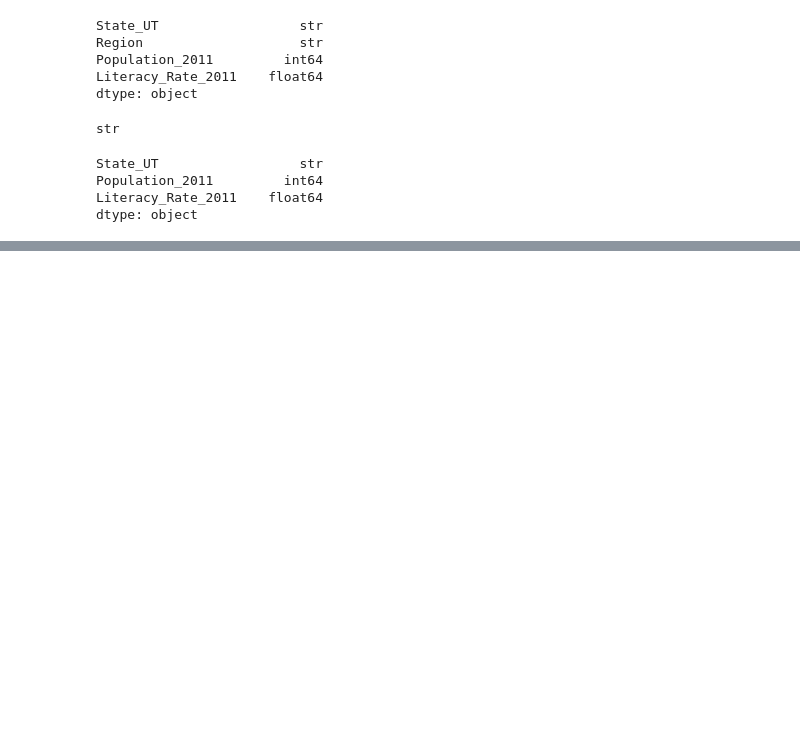
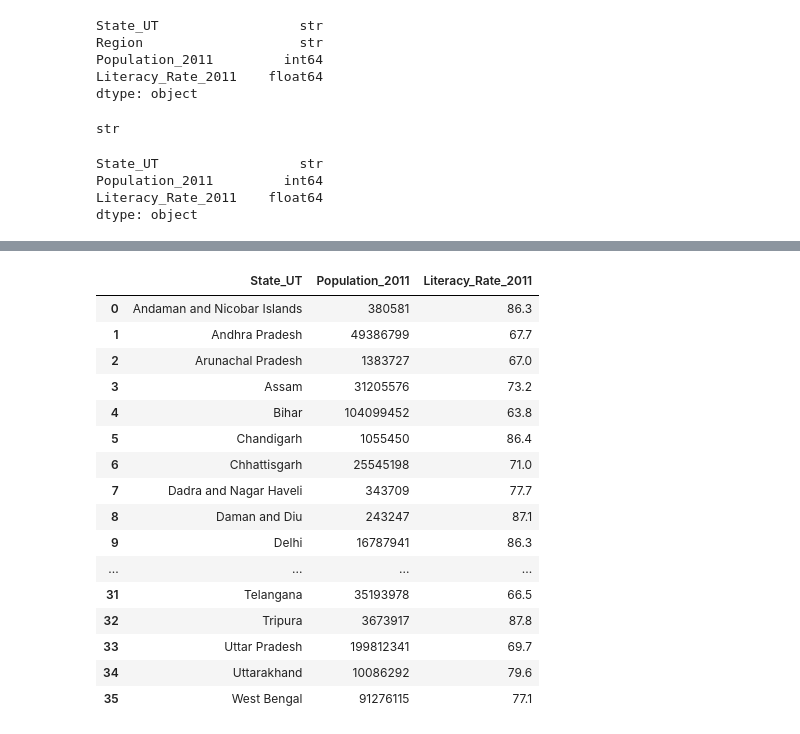
Before and after one commit to Saksham5437/Cynaris-Solutions, a Jupyter notebook: notebooks/w1d2_pandas_tasks.ipynb, the cells around one changed output, grey strips where cells are left out. Cells and saved outputs as stored; diff of their text form; code cells hidden in the pictures; blank space fills up the shorter version.

```diff
--- a/notebooks/w1d2_pandas_tasks.ipynb
+++ b/notebooks/w1d2_pandas_tasks.ipynb
@@ -79,0 +190,2 @@ dtype: object
+# %%
+pop_df = df[["State_UT", "Population_2011"]]
@@ -79,0 +212,2 @@ dtype: object
+# %%
+lit_df = df[["State_UT", "Literacy_Rate_2011"]]
@@ -79,0 +234,22 @@ dtype: object
+# %%
+merged_df = pd.merge(pop_df, lit_df, on = "State_UT")
+# %%
+merged_df
+# %% [output]
+|  | State_UT | Population_2011 | Literacy_Rate_2011 |
+| 0 | Andaman and Nicobar Islands | 380581 | 86.3 |
+| 1 | Andhra Pradesh | 49386799 | 67.7 |
+| 2 | Arunachal Pradesh | 1383727 | 67.0 |
+| 3 | Assam | 31205576 | 73.2 |
+| 4 | Bihar | 104099452 | 63.8 |
+| 5 | Chandigarh | 1055450 | 86.4 |
+| 6 | Chhattisgarh | 25545198 | 71.0 |
+| 7 | Dadra and Nagar Haveli | 343709 | 77.7 |
+| 8 | Daman and Diu | 243247 | 87.1 |
+| 9 | Delhi | 16787941 | 86.3 |
+| ... | ... | ... | ... |
+| 31 | Telangana | 35193978 | 66.5 |
+| 32 | Tripura | 3673917 | 87.8 |
+| 33 | Uttar Pradesh | 199812341 | 69.7 |
+| 34 | Uttarakhand | 10086292 | 79.6 |
+| 35 | West Bengal | 91276115 | 77.1 |
```
Also changed, not shown: parts of 18 cells of this notebook.
